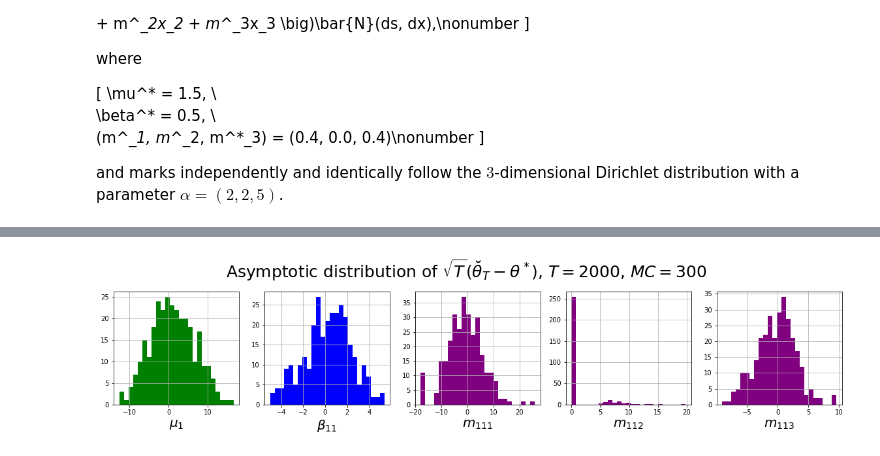
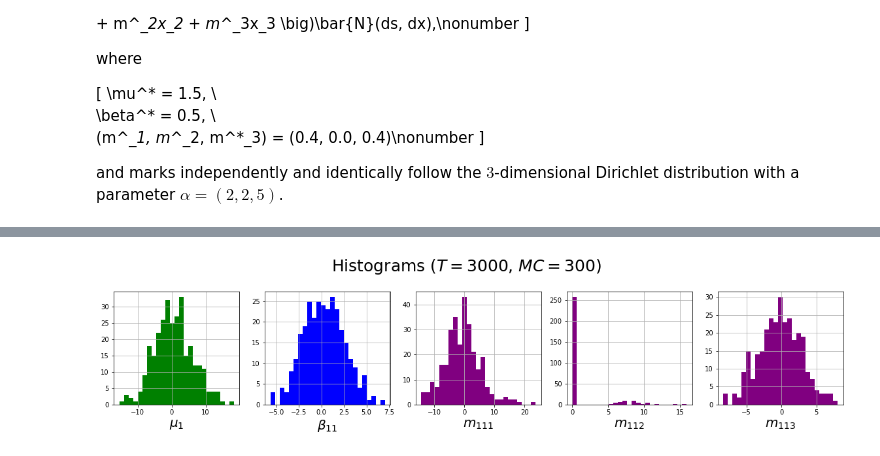
Before and after one commit to goda235/Sparse-estimation-for-GEMHP, a Jupyter notebook: P-O and GEMHP (Hawkes process marked by "Topic").ipynb, the cells around one changed output, grey strips where cells are left out. Saved outputs shown, nothing was run; the diff lists cells and outputs as text; code cells hidden in the pictures.

```diff
--- a/P-O and GEMHP (Hawkes process marked by "Topic").ipynb
+++ b/P-O and GEMHP (Hawkes process marked by "Topic").ipynb
@@ -462,7 +445,6 @@ def ReconstZeroParams(elimParamsVector, nonZeroId):
     paramsVector = np.array(nonZeroId, float) # Zero params are zero
     paramsVector[nonZeroId] = elimParamsVector
     return paramsVector
-
 # Objective function (Least Square Approximation)
 def LSA(zeroParamsVector, args):
     zeroPreEstVector, dims, t_max, gamma, a, q = args # where zeroPreEstVector = LSAParams(preEstVector, dims)
@@ -474,28 +456,42 @@ def ElimLogLikelihood(elimParamsVector, args, kernel = PolyExpKernel, g = gLinea
     arrivals, marks, dims, paramsMark, nonZeroId = args
     paramsVector = ReconstZeroParams(elimParamsVector, nonZeroId)
     return LogLikelihood(paramsVector, [arrivals, marks, dims, paramsMark], kernel, g)
-
 # Step1: LSE -> Step2: LSA -> Step3: QMLE
 # bounds1, bounds2はlistで渡し，full paramsに対して定義しておく．Step2ではbounds1を，Step3ではbounds2を間引いて使用する．
-def PO(args, x0, bounds, method='L-BFGS-B', gamma=2., a=0.5, q=1., text=True):
+# optionsで条件を緩くしている
+def PO(args, x0, bounds, method='L-BFGS-B', gamma=2., a=0.5, q=1., text=True,
+       options={'disp': None, 'maxcor': 10, 'ftol': 1e-08, 'gtol': 1e-04, 'eps': 1e-07,
+                'maxfun': 10000, 'maxiter': 10000, 'iprint': - 1, 'maxls': 20, 'finite_diff_rel_step': None}):
     arrivals, marks, dims, paramsMark = args
     Bounds = optimize.Bounds(bounds[0], bounds[1])
     #initValue = x0 + np.random.uniform(size=len(x0))*1.0e-3 # noize for initial value
-    mle = optimize.minimize(fun=LogLikelihood, x0=x0, args=args, method='L-BFGS-B', bounds=Bounds)
+    if text:
+        start = time.time()
+    mle = optimize.minimize(fun=LogLikelihood, x0=x0, args=args, method='L-BFGS-B', bounds=Bounds, options=options)
+    if text:
+        print('1st QMLE:', '\n', mle, "\n")
+        elapsed_time = time.time() - start
+        print ("Elapsed time for Estimation : {0}".format(elapsed_time) + "[sec]\n")
 
     LSAMLEVector, LSABounds = LSAParams(mle.x, dims, bounds)
     LSABounds = optimize.Bounds(LSABounds[0], LSABounds[1])
     argsLSA = [LSAMLEVector, dims, arrivals[-1][0], gamma, a, q]
     lsae = optimize.minimize(fun=LSA, x0=LSAMLEVector, args=argsLSA, method='L-BFGS-B', bounds=LSABounds)
+    if text:
+        print('2nd LSAE:', '\n', lsae, '\n')
+        elapsed_time = time.time() - start
+        print ("Elapsed time for Estimation : {0}".format(elapsed_time) + "[sec]\n")
 
     LSAVector = ReconstLSAParams(lsae.x, mle.x, dims)
     elimLSAVector, nonZeroId, elimBounds = ElimZeroParams(LSAVector, bounds)
     elimBounds = optimize.Bounds(elimBounds[0], elimBounds[1])
     argsElimMLE = [arrivals, marks, dims, paramsMark, nonZeroId]
-    elimpoe = optimize.minimize(fun=ElimLogLikelihood, x0=elimLSAVector, args=argsElimMLE, method='L-BFGS-B', bounds=elimBounds)
+    elimpoe = optimize.minimize(fun=ElimLogLikelihood, x0=elimLSAVector, args=argsElimMLE, method='L-BFGS-B', bounds=elimBounds, options=options)
 
     if text:
-        print(mle, '\n\n', lsae, '\n\n', elimpoe)
+        print('3rd POE:', '\n', elimpoe)
+        elapsed_time = time.time() - start
+        print ("Elapsed time for Estimation : {0}".format(elapsed_time) + "[sec]\n")
 
     poe = ReconstZeroParams(elimpoe.x, nonZeroId)
 
@@ -548,7 +544,7 @@ initEps = np.zeros((dims[0], dims[0], dims[1], dims[1]))
 params = [mu, alpha, beta, m, paramsMark, initEps]
 paramsVector = ParamsToVector(params)
 
-t_max = 2000 # Observed Time
+t_max = 3000 # Observed Time
 low_bd, up_bd = np.repeat(0., len(paramsVector)), np.repeat(1.e+10, len(paramsVector))
 low_bd[:-(dims[2]*dims[0]**2)] += 0.0001
 bounds = [low_bd, up_bd] # Bounds for parameter
@@ -654,11 +667,11 @@ def GEMHP_Hist(data, dims, title="Histgram", SavePath=""):
     if SavePath != "" : fig.savefig(SavePath)
     return None
 # %%
-title = r'Asymptotic distribution of $\sqrt{T}(\breve{\theta}_T - \theta^*)$, $T=%d$, $MC=%d$' %(t_max, MC)
-SavePath = 'POE/POE_eg2_AN_T=%d_MC=%d.eps'  %(t_max, MC)
+title = r'Histograms ($T=%d$, $MC=%d$)' %(t_max, MC)
+SavePath = 'POE/ver3_POE_eg2_AN_T=%d_MC=%d.eps'  %(t_max, MC)
 GEMHP_Hist(poeErrorList, dims, title, SavePath)
 # %% [output]
-[figure, old version]
+[figure, new version]
 # %%
 ##　Generate Path of Intensity
 def Intensity(arrivals, marks, delta, params, kernel = PolyExpKernel, g = gLinear):
```
Also changed, not shown: parts of 8 cells of this notebook.
